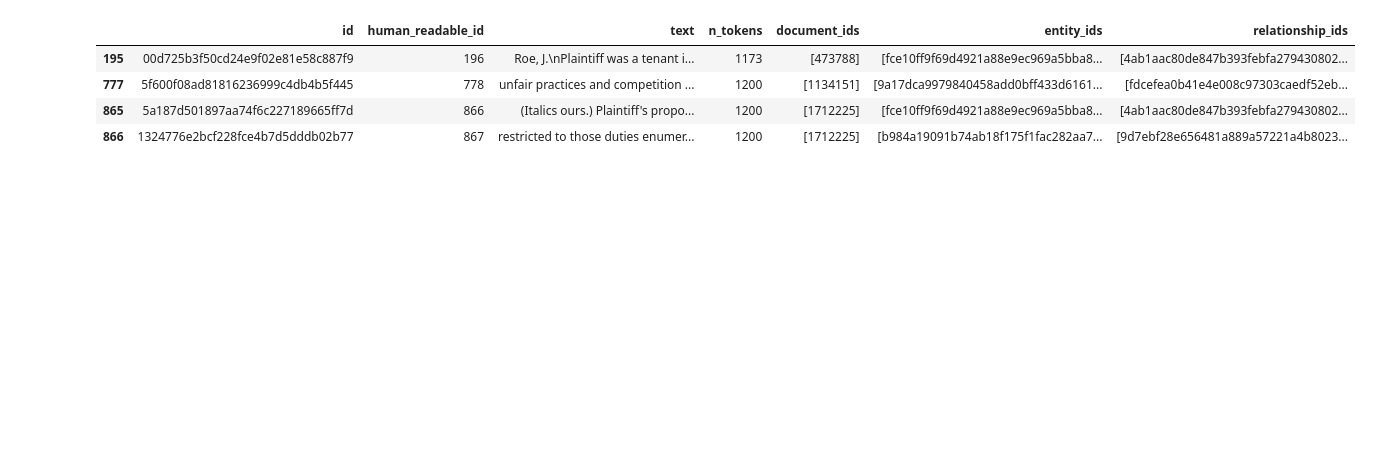
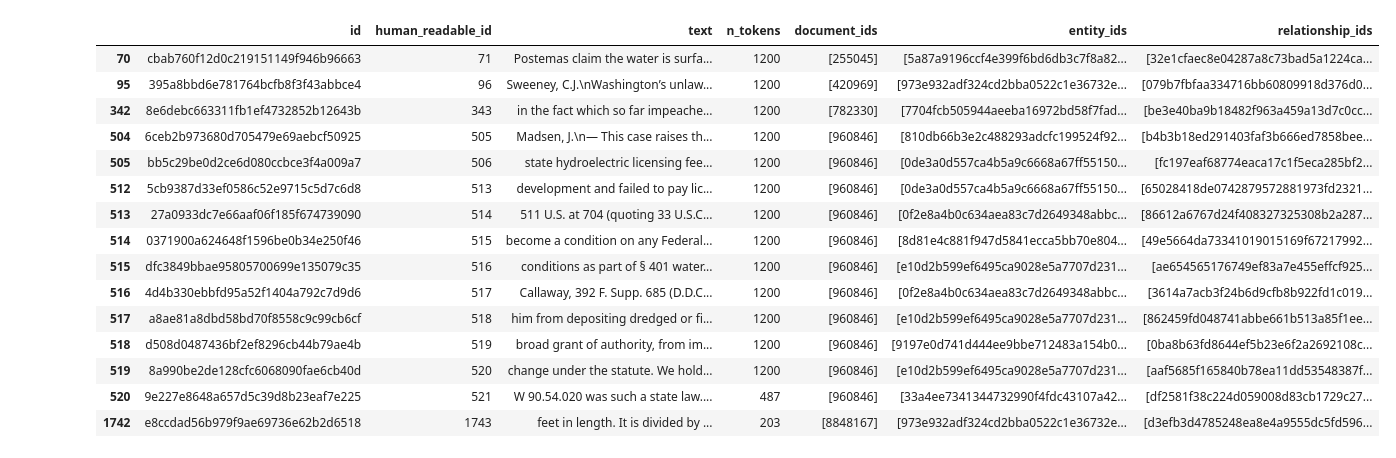
Before and after one commit to rioriost/graphrag-legalcases-postgres, a Jupyter notebook: notebook.ipynb, the cells around one changed output. Cells and saved outputs as stored; diff of their text form; code cells hidden in the pictures; blank space fills up the shorter version.

```diff
--- a/notebook.ipynb
+++ b/notebook.ipynb
@@ -190,7 +178,7 @@ df['human_readable_id'] = df['human_readable_id'].astype(str)
 # Filter rows where 'human_readable_id' contains a specific substring (example: 'keyword')
 # filtered_df = df[df['human_readable_id'].str.contains('1176', na=False)]
 
-ids_to_filter = ['1224']
+ids_to_filter = ['685', '731', '810', '524', '1543']
 
 filtered_df = df[df['human_readable_id'].isin(ids_to_filter)]
 
@@ -202,25 +194,36 @@ filtered_df
 # %%
 import pandas as pd
 
 # Use the absolute path to the parquet file in the output directory
 df = pd.read_parquet('/workspace/graphrag/output/create_final_text_units.parquet')
 
 
 pd.set_option('display.max_colwidth', 1024)  # Display the entire content of cells
 
 df['id'] = df['id'].astype(str)
 # Filter rows where 'human_readable_id' contains a specific substring (example: 'keyword')
 # filtered_df = df[df['human_readable_id'].str.contains('1176', na=False)]
 
-ids_to_filter = ['00d725b3f50cd24e9f02e81e58c887f9','1324776e2bcf228fce4b7d5dddb02b77','5a187d501897aa74f6c227189665ff7d','5f600f08ad81816236999c4db4b5f445']
+ids_to_filter = ['0371900a624648f1596be0b34e250f46','cbab760f12d0c219151149f946b96663', '0371900a624648f1596be0b34e250f46','27a0933dc7e66aaf06f185f674739090','395a8bbd6e781764bcfb8f3f43abbce4','4d4b330ebbfd95a52f1404a792c7d9d6','5cb9387d33ef0586c52e9715c5d7c6d8','6ceb2b973680d705479e69aebcf50925','8a990be2de128cfc6068090fae6cb40d','9e227e8648a657d5c39d8b23eaf7e225','a8ae81a8dbd58bd70f8558c9c99cb6cf','bb5c29be0d2ce6d080ccbce3f4a009a7','d508d0487436bf2ef8296cb44b79ae4b','dfc3849bbae95805700699e135079c35','8e6debc663311fb1ef4732852b12643b','e8ccdad56b979f9ae69736e62b2d6518']
 
 filtered_df = df[df['id'].isin(ids_to_filter)]
 
 # Display the filtered DataFrame
 filtered_df
 # %% [output]
 |  | id | human_readable_id | text | n_tokens | document_ids | entity_ids | relationship_ids |
-| 195 | 00d725b3f50cd24e9f02e81e58c887f9 | 196 | Roe, J.\nPlaintiff was a tenant i... | 1173 | [473788] | [fce10ff9f69d4921a88e9ec969a5bba8... | [4ab1aac80de847b393febfa279430802... |
-| 777 | 5f600f08ad81816236999c4db4b5f445 | 778 | unfair practices and competition ... | 1200 | [1134151] | [9a17dca9979840458add0bff433d6161... | [fdcefea0b41e4e008c97303caedf52eb... |
-| 865 | 5a187d501897aa74f6c227189665ff7d | 866 | (Italics ours.) Plaintiff's propo... | 1200 | [1712225] | [fce10ff9f69d4921a88e9ec969a5bba8... | [4ab1aac80de847b393febfa279430802... |
-| 866 | 1324776e2bcf228fce4b7d5dddb02b77 | 867 | restricted to those duties enumer... | 1200 | [1712225] | [b984a19091b74ab18f175f1fac282aa7... | [9d7ebf28e656481a889a57221a4b8023... |
+| 70 | cbab760f12d0c219151149f946b96663 | 71 | Postemas claim the water is surfa... | 1200 | [255045] | [5a87a9196ccf4e399f6bd6db3c7f8a82... | [32e1cfaec8e04287a8c73bad5a1224ca... |
+| 95 | 395a8bbd6e781764bcfb8f3f43abbce4 | 96 | Sweeney, C.J.\nWashington’s unlaw... | 1200 | [420969] | [973e932adf324cd2bba0522c1e36732e... | [079b7fbfaa334716bb60809918d376d0... |
+| 342 | 8e6debc663311fb1ef4732852b12643b | 343 | in the fact which so far impeache... | 1200 | [782330] | [7704fcb505944aeeba16972bd58f7fad... | [be3e40ba9b18482f963a459a13d7c0cc... |
+| 504 | 6ceb2b973680d705479e69aebcf50925 | 505 | Madsen, J.\n— This case raises th... | 1200 | [960846] | [810db66b3e2c488293adcfc199524f92... | [b4b3b18ed291403faf3b666ed7858bee... |
+| 505 | bb5c29be0d2ce6d080ccbce3f4a009a7 | 506 | state hydroelectric licensing fee... | 1200 | [960846] | [0de3a0d557ca4b5a9c6668a67ff55150... | [fc197eaf68774eaca17c1f5eca285bf2... |
+| 512 | 5cb9387d33ef0586c52e9715c5d7c6d8 | 513 | development and failed to pay lic... | 1200 | [960846] | [0de3a0d557ca4b5a9c6668a67ff55150... | [65028418de0742879572881973fd2321... |
+| 513 | 27a0933dc7e66aaf06f185f674739090 | 514 | 511 U.S. at 704 (quoting 33 U.S.C... | 1200 | [960846] | [0f2e8a4b0c634aea83c7d2649348abbc... | [86612a6767d24f408327325308b2a287... |
+| 514 | 0371900a624648f1596be0b34e250f46 | 515 | become a condition on any Federal... | 1200 | [960846] | [8d81e4c881f947d5841ecca5bb70e804... | [49e5664da73341019015169f67217992... |
+| 515 | dfc3849bbae95805700699e135079c35 | 516 | conditions as part of § 401 water... | 1200 | [960846] | [e10d2b599ef6495ca9028e5a7707d231... | [ae654565176749ef83a7e455effcf925... |
+| 516 | 4d4b330ebbfd95a52f1404a792c7d9d6 | 517 | Callaway, 392 F. Supp. 685 (D.D.C... | 1200 | [960846] | [0f2e8a4b0c634aea83c7d2649348abbc... | [3614a7acb3f24b6d9cfb8b922fd1c019... |
+| 517 | a8ae81a8dbd58bd70f8558c9c99cb6cf | 518 | him from depositing dredged or fi... | 1200 | [960846] | [e10d2b599ef6495ca9028e5a7707d231... | [862459fd048741abbe661b513a85f1ee... |
+| 518 | d508d0487436bf2ef8296cb44b79ae4b | 519 | broad grant of authority, from im... | 1200 | [960846] | [9197e0d741d444ee9bbe712483a154b0... | [0ba8b63fd8644ef5b23e6f2a2692108c... |
+| 519 | 8a990be2de128cfc6068090fae6cb40d | 520 | change under the statute. We hold... | 1200 | [960846] | [e10d2b599ef6495ca9028e5a7707d231... | [aaf5685f165840b78ea11dd53548387f... |
+| 520 | 9e227e8648a657d5c39d8b23eaf7e225 | 521 | W 90.54.020 was such a state law.... | 487 | [960846] | [33a4ee7341344732990f4fdc43107a42... | [df2581f38c224d059008d83cb1729c27... |
+| 1742 | e8ccdad56b979f9ae69736e62b2d6518 | 1743 | feet in length. It is divided by ... | 203 | [8848167] | [973e932adf324cd2bba0522c1e36732e... | [d3efb3d4785248ea8e4a9555dc5fd596... |
```
Also changed, not shown: parts of 9 cells of this notebook, 11 other files.
